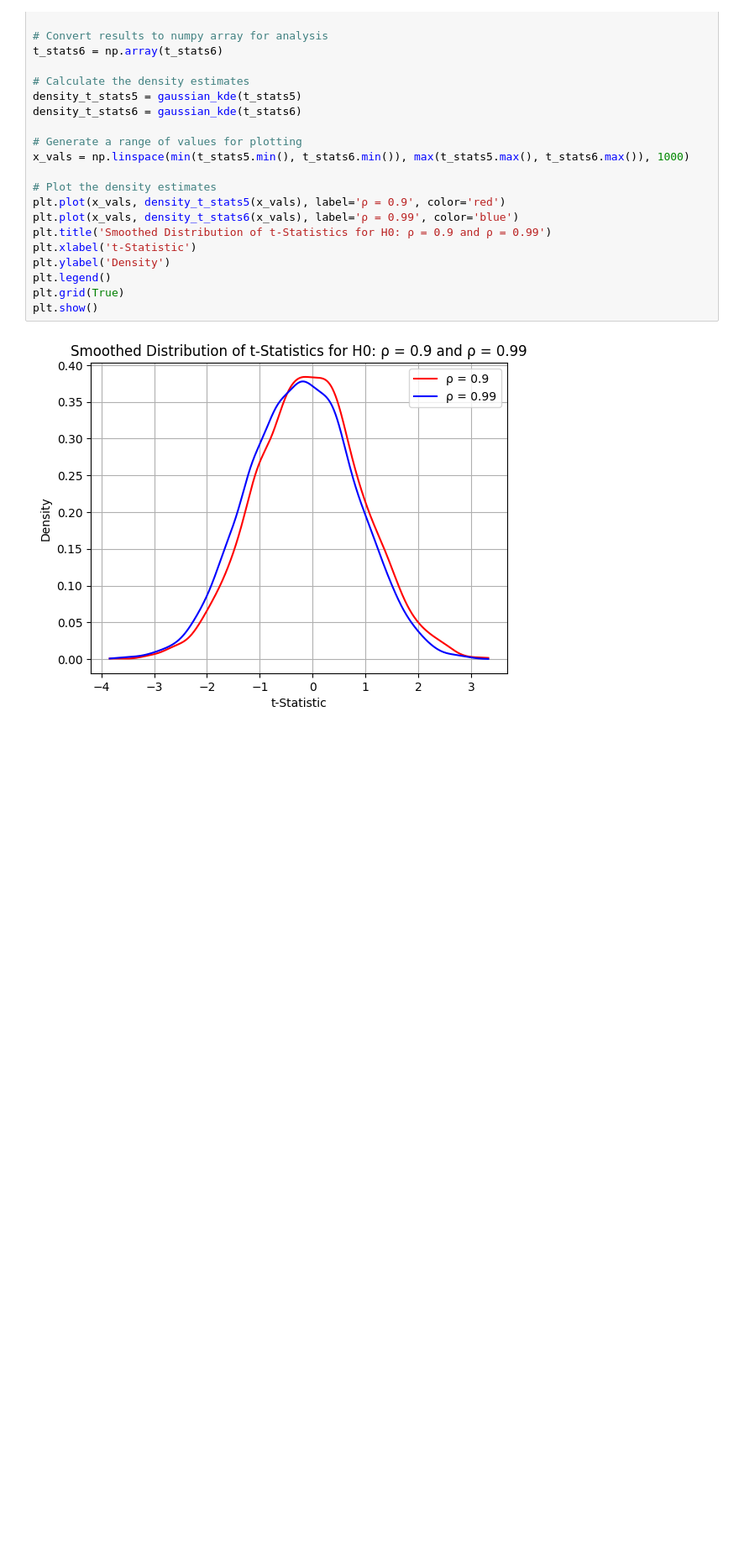
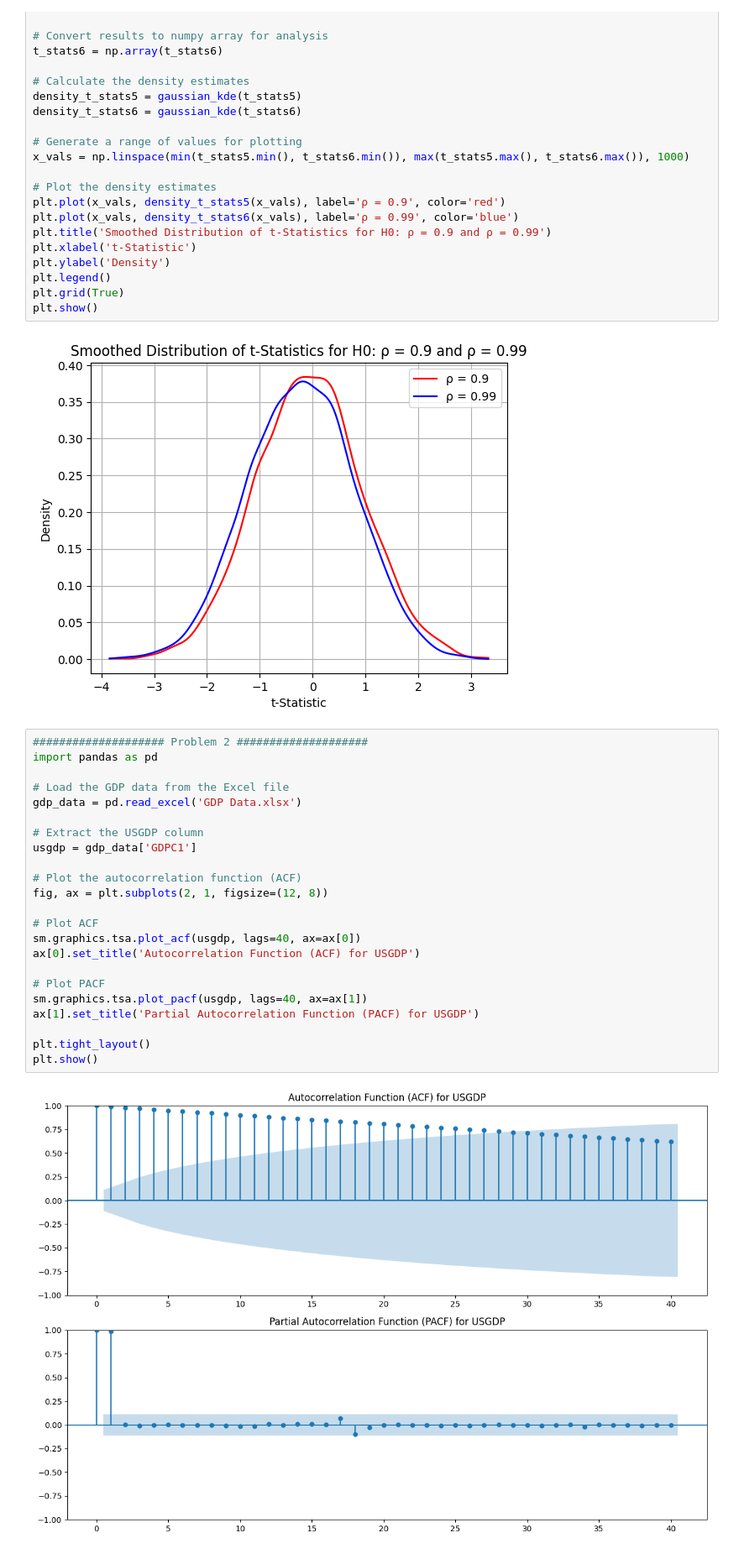
Before and after one commit to GuramL/Time-Series---Assignment-III, a Jupyter notebook: Code.ipynb, the cells around one changed output. Shown at 84% size. Saved outputs shown, nothing was run; the diff lists cells and outputs as text; blank space fills up the shorter version.

Commit message:
Second problem done

```diff
--- a/Code.ipynb
+++ b/Code.ipynb
@@ -611,3 +611,28 @@ plt.grid(True)
 plt.show()
 # %% [output]
 [figure]
+# %%
+#################### Problem 2 ####################
+import pandas as pd
+
+# Load the GDP data from the Excel file
+gdp_data = pd.read_excel('GDP Data.xlsx')
+
+# Extract the USGDP column
+usgdp = gdp_data['GDPC1']
+
+# Plot the autocorrelation function (ACF)
+fig, ax = plt.subplots(2, 1, figsize=(12, 8))
+
+# Plot ACF
+sm.graphics.tsa.plot_acf(usgdp, lags=40, ax=ax[0])
+ax[0].set_title('Autocorrelation Function (ACF) for USGDP')
+
+# Plot PACF
+sm.graphics.tsa.plot_pacf(usgdp, lags=40, ax=ax[1])
+ax[1].set_title('Partial Autocorrelation Function (PACF) for USGDP')
+
+plt.tight_layout()
+plt.show()
+# %% [output]
+[figure, added]
```
Also changed, not shown: parts of 4 cells of this notebook.
